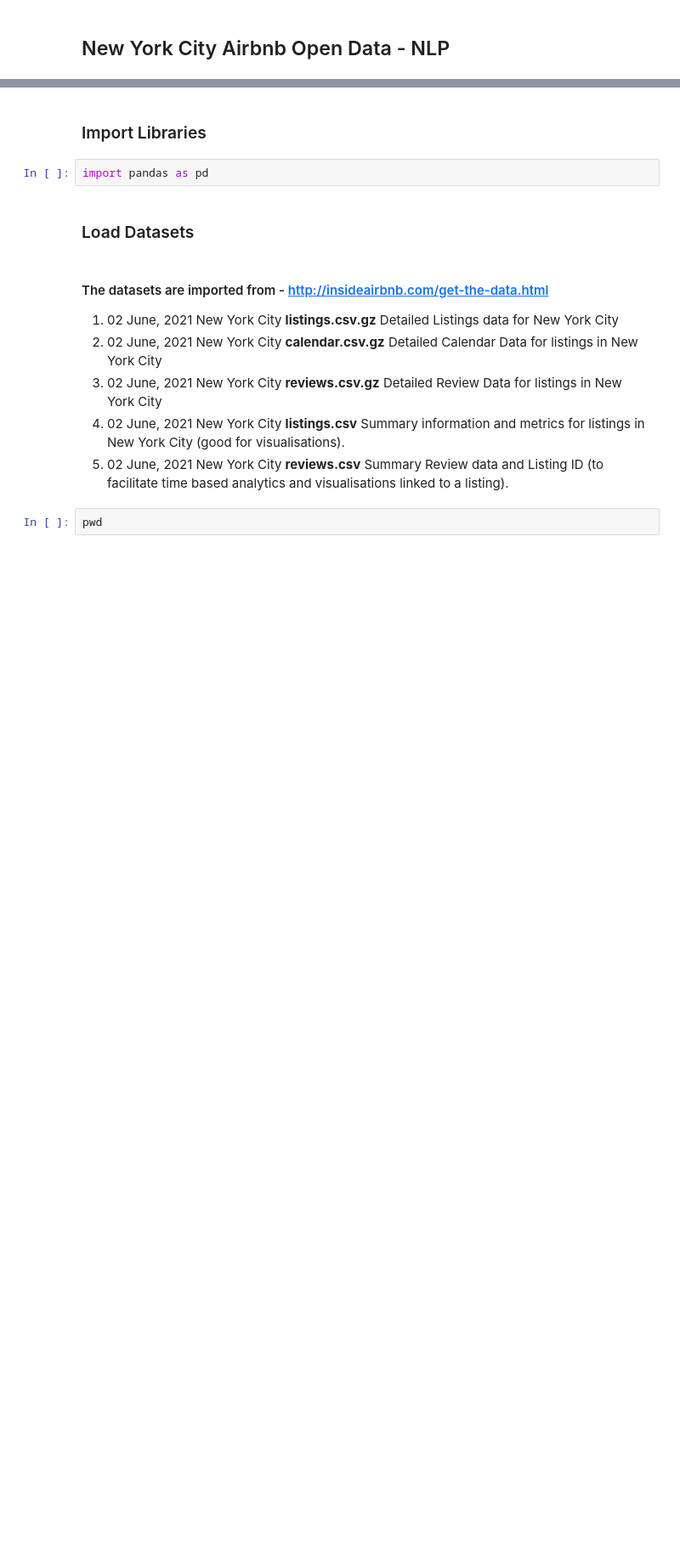
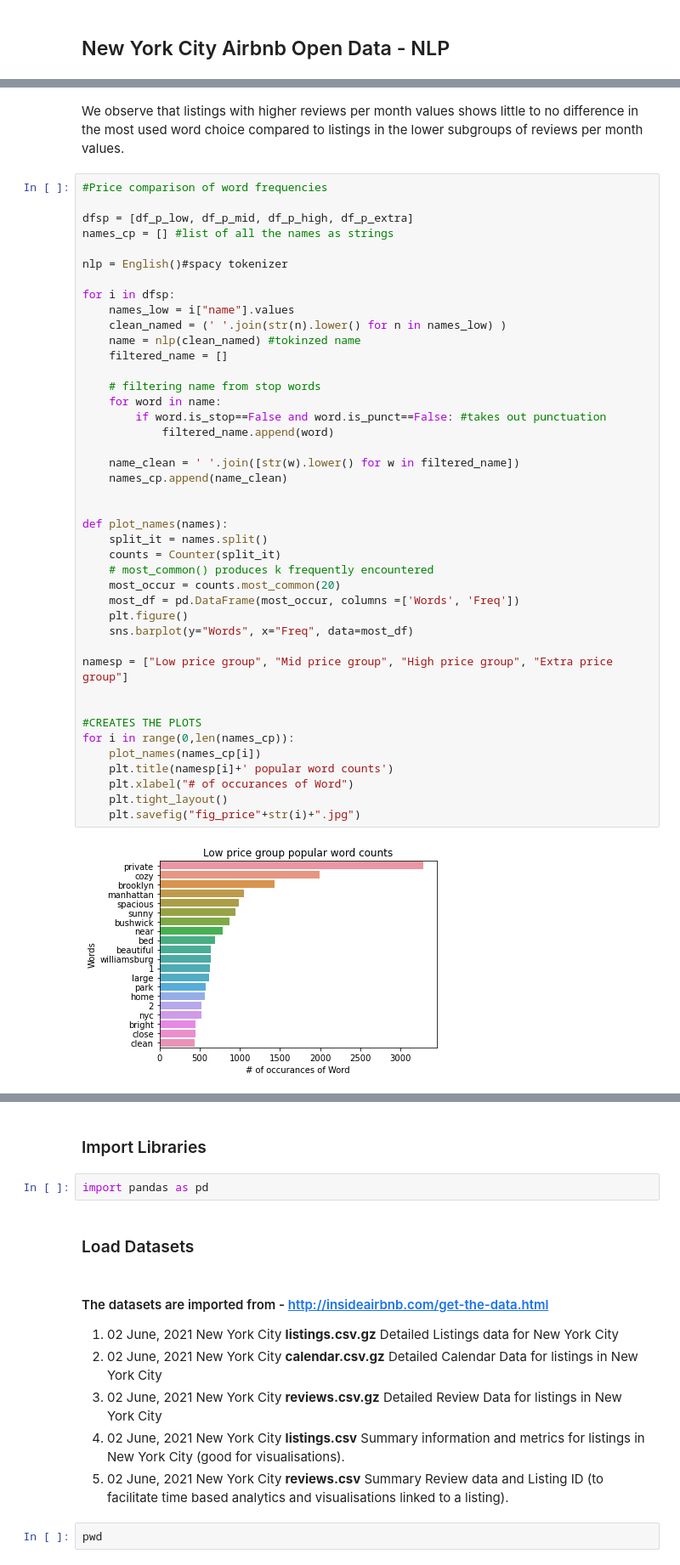
Before and after one commit to Vishnu-Rangiah/Airbnb-Open-Data, a Jupyter notebook: Airbnb-Open-Data-NLP.ipynb, the cells around one changed output, grey strips where cells are left out. Shown at 85% size. Cells and saved outputs as stored; diff of their text form; blank space fills up the shorter version.

```diff
--- a/Airbnb-Open-Data-NLP.ipynb
+++ b/Airbnb-Open-Data-NLP.ipynb
@@ -485,0 +201,46 @@ Want to buy a property using airbnb data which one will bring in the most profit
+# %% [markdown]
+We observe that listings with higher reviews per month values shows little to no difference in the most used word choice compared to listings in the lower subgroups of reviews per month values.
+# %%
+#Price comparison of word frequencies
+
+dfsp = [df_p_low, df_p_mid, df_p_high, df_p_extra]
+names_cp = [] #list of all the names as strings
+
+nlp = English()#spacy tokenizer
+
+for i in dfsp:
+    names_low = i["name"].values
+    clean_named = (' '.join(str(n).lower() for n in names_low) )
+    name = nlp(clean_named) #tokinzed name
+    filtered_name = []
+
+    # filtering name from stop words
+    for word in name:
+        if word.is_stop==False and word.is_punct==False: #takes out punctuation
+            filtered_name.append(word)
+
+    name_clean = ' '.join([str(w).lower() for w in filtered_name])
+    names_cp.append(name_clean)
+
+
+def plot_names(names):
+    split_it = names.split()
+    counts = Counter(split_it)
+    # most_common() produces k frequently encountered
+    most_occur = counts.most_common(20)
+    most_df = pd.DataFrame(most_occur, columns =['Words', 'Freq'])
+    plt.figure()
+    sns.barplot(y="Words", x="Freq", data=most_df)
+
+namesp = ["Low price group", "Mid price group", "High price group", "Extra price group"]
+
+
+#CREATES THE PLOTS
+for i in range(0,len(names_cp)):
+    plot_names(names_cp[i])
+    plt.title(namesp[i]+' popular word counts')
+    plt.xlabel("# of occurances of Word")
+    plt.tight_layout()
+    plt.savefig("fig_price"+str(i)+".jpg")
+# %% [output]
+[figure, added]
```
Also changed, not shown: parts of 88 cells of this notebook, 11 other files.
